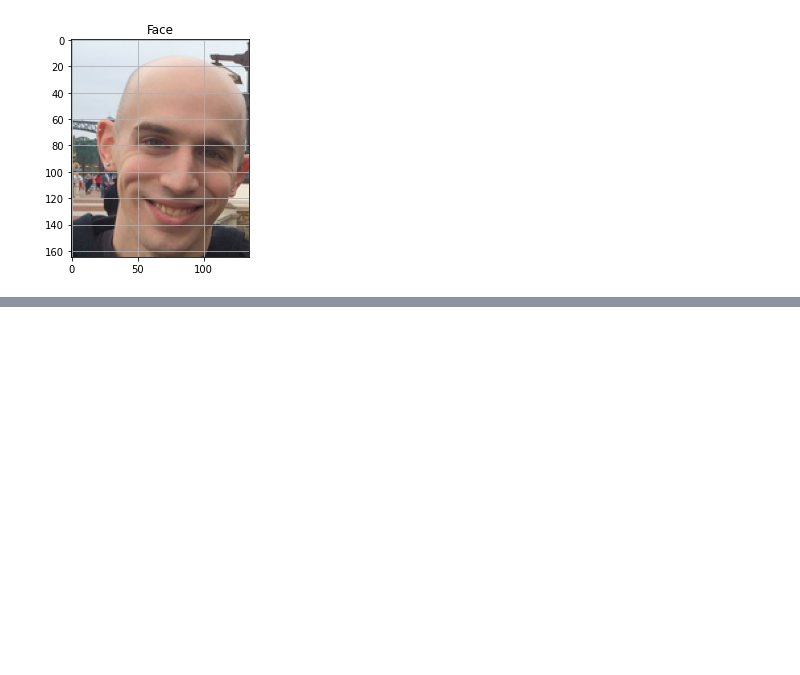
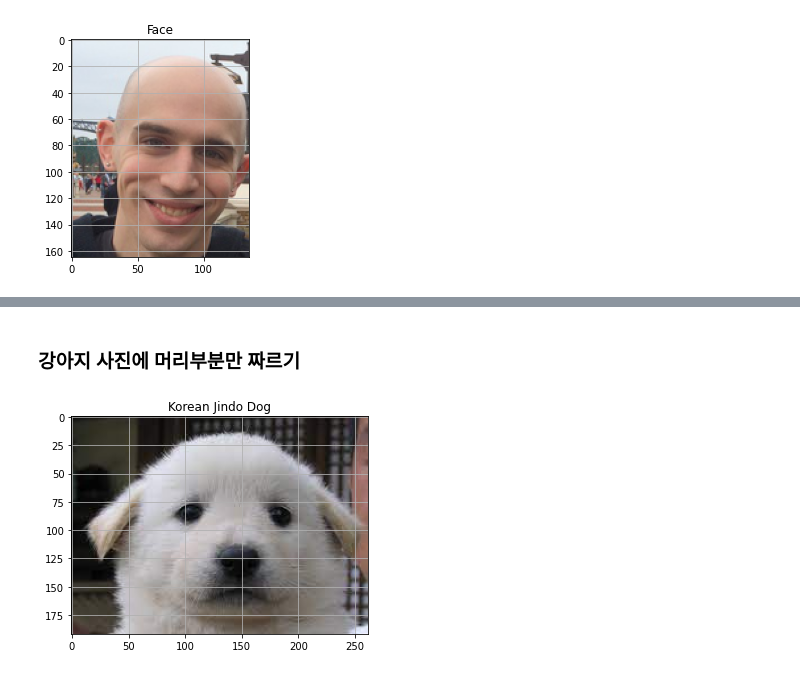
Before and after one commit to SANGSEOSEO/philosophy_datascience, a Jupyter notebook: 10.OpenCV/OpenCV_Cropping.ipynb, the cells around one changed output, grey strips where cells are left out. Cells and saved outputs as stored; diff of their text form; code cells hidden in the pictures; blank space fills up the shorter version.

Commit message:
이미지 Cropping

```diff
--- a/10.OpenCV/OpenCV_Cropping.ipynb
+++ b/10.OpenCV/OpenCV_Cropping.ipynb
@@ -132,0 +138,10 @@ plt_imshow("Body", body)
+# %% [markdown]
+### 강아지 사진에 머리부분만 짜르기
+# %%
+args = {
+    'image': '/content/opencv-cropping/dog.jpg'
+}
+dogs = cv2.imread(args['image'])
+plt_imshow("Korean Jindo Dog", dogs)
+# %% [output]
+[figure, added]
```
Also changed, not shown: parts of 7 cells of this notebook.
